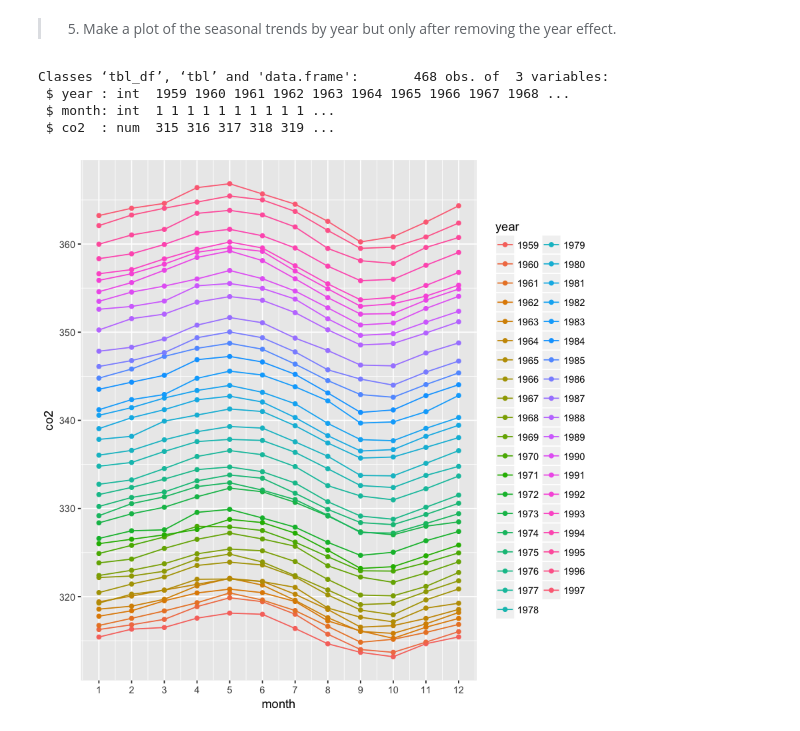
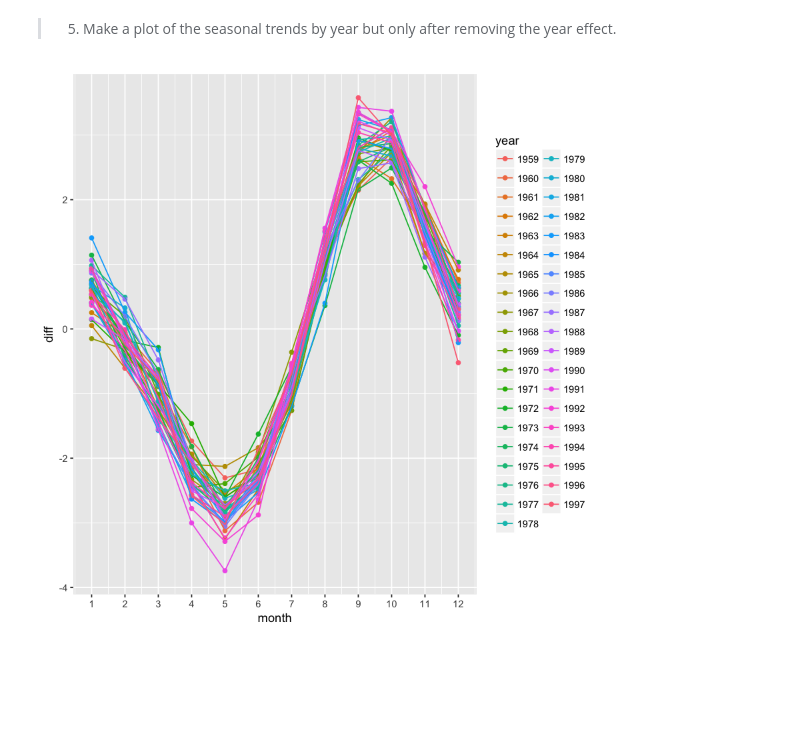
Before and after one commit to mldwr/dsbook_exercises, a Jupyter notebook: ex_37_combining_tables.ipynb, the cells around one changed output. Drawn from its saved outputs; the diff is of its cells as text; code cells hidden in the pictures; blank space fills up the shorter version.

```diff
--- a/ex_37_combining_tables.ipynb
+++ b/ex_37_combining_tables.ipynb
@@ -165,5 +162,7 @@ top_hr_sal[c(1,4,5,6,2,7)]
 >    We want to see if the monthly trend is changing so we are going to remove the year effects and the plot the data. We will first compute the year averages. Use the `group_by` and `summarize` to compute the average co2 for each year. Save in an object called `yearly_avg`.
 # %%
 co2_wide <- as_tibble(matrix(co2,ncol=12,byrow=TRUE)) %>% setNames(1:12) %>% mutate(year=1959:1997) %>% gather(month,co2,-year, convert=TRUE)
+# %%
+yearly_avg <- co2_wide %>% group_by(year) %>% summarize(mean(co2))
 # %% [markdown]
 >4. Now use the `left_join` function to add the yearly average to the `co2_wide` dataset. Then compute the residuals: observed co2 measure - yearly average.
@@ -190,15 +169,12 @@ co2_wide %>% group_by(year) %>% summarize(mean(co2)) %>% right_join(co2_wide,by=
+# %%
+co2_avg <- yearly_avg %>% left_join(co2_wide,by="year") %>% arrange(year) %>% setNames(c("year","mean","month","value"))
+# %%
+co2_avg <- co2_avg  %>% mutate(diff = mean-value)
 # %% [markdown]
 >5. Make a plot of the seasonal trends by year but only after removing the year effect.
-# %%
-str(co2_wide)
-# %% [output]
-Classes ‘tbl_df’, ‘tbl’ and 'data.frame':       468 obs. of  3 variables:
- $ year : int  1959 1960 1961 1962 1963 1964 1965 1966 1967 1968 ...
- $ month: int  1 1 1 1 1 1 1 1 1 1 ...
- $ co2  : num  315 316 317 318 319 ...
 # %%
-co2_wide <- co2_wide %>% mutate(year = as.factor(year))
+co2_plot <- co2_avg %>% mutate(year = as.factor(year))
 # %%
-co2_wide %>% ggplot(aes(month,co2,color=year)) + geom_point() + geom_line() + scale_x_continuous(breaks=1:12)
+co2_plot %>% ggplot(aes(month,diff,color=year)) + geom_point() + geom_line() + scale_x_continuous(breaks=1:12)
 # %% [output]
-[figure, old version]
+[figure, new version]
```
Also changed, not shown: parts of 2 cells of this notebook.
